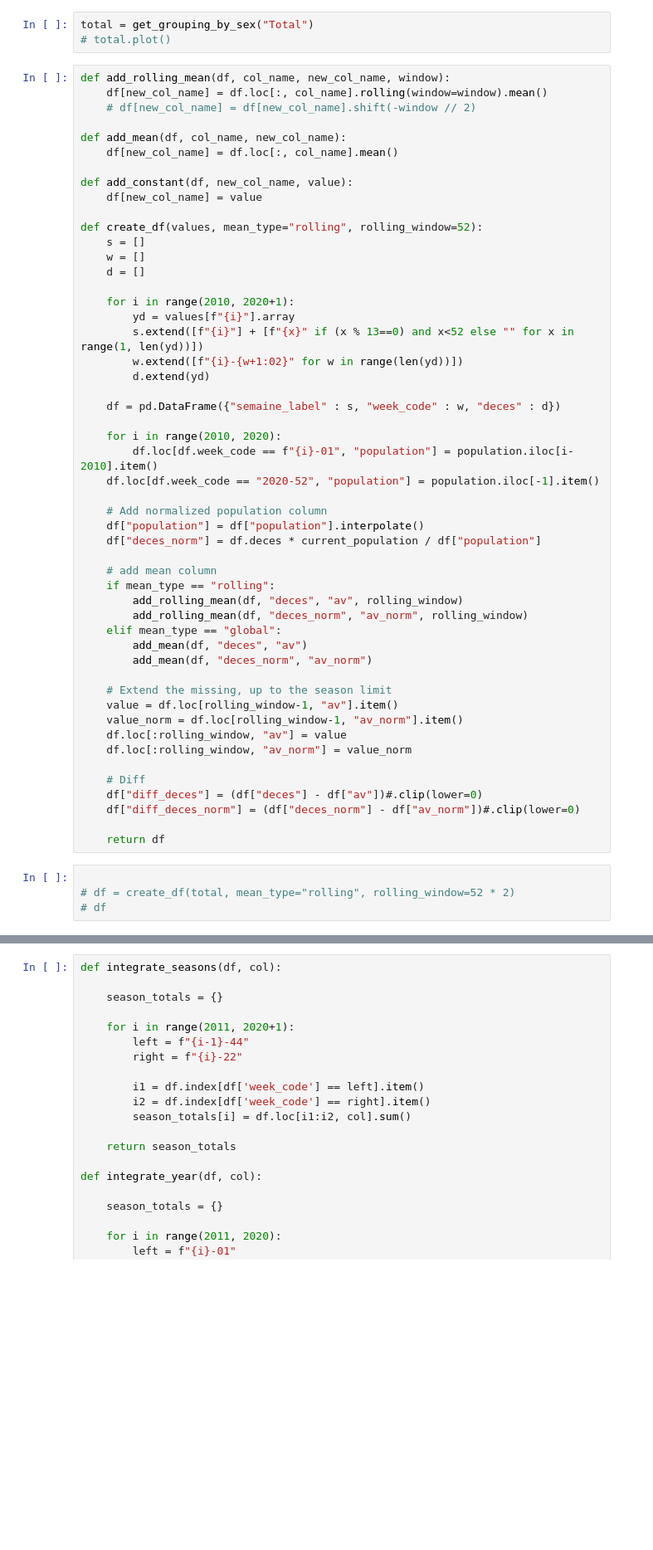
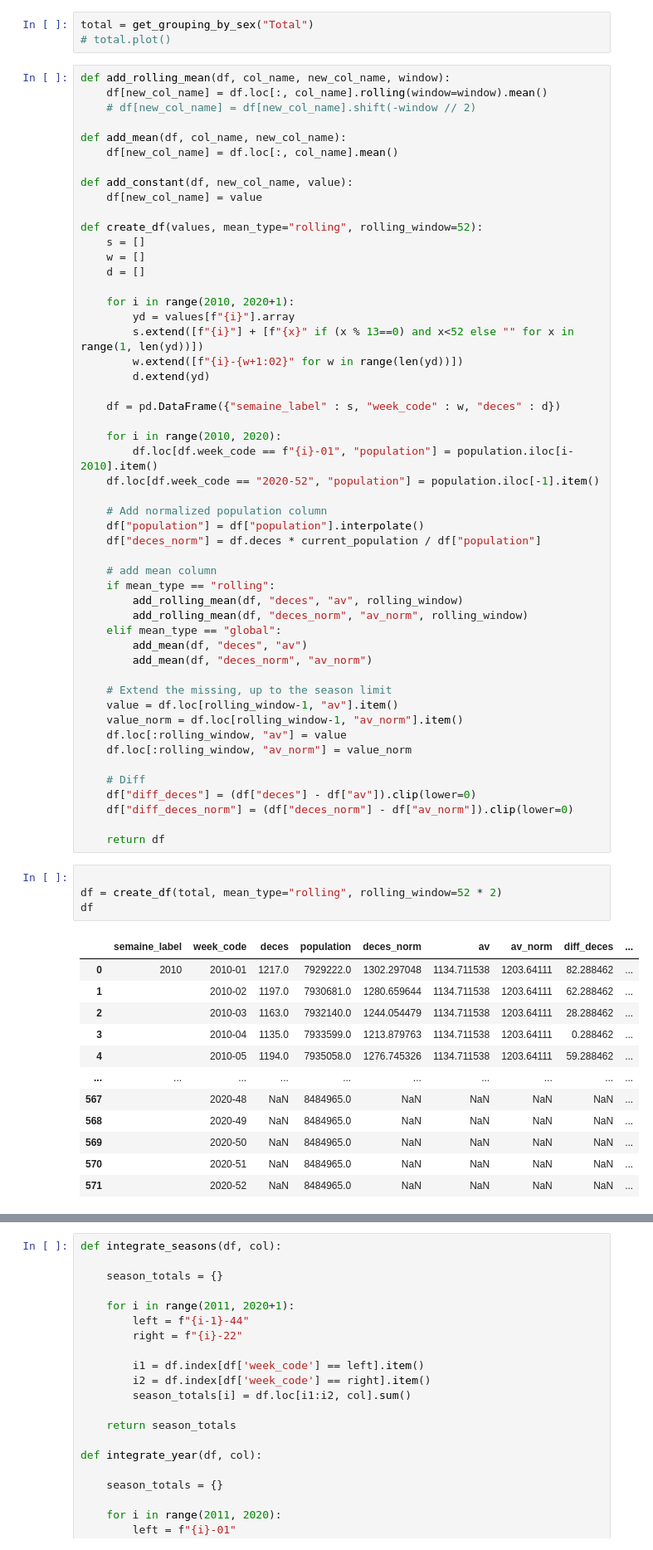
Before and after one commit to yanickc/deces_quebec, a Jupyter notebook: Décès par semaine au Québec.ipynb, the cells around one changed output, grey strips where cells are left out. Shown at 83% size. Cells and saved outputs as stored; diff of their text form; blank space fills up the shorter version.

```diff
--- a/Décès par semaine au Québec.ipynb
+++ b/Décès par semaine au Québec.ipynb
@@ -96,11 +96,24 @@ def create_df(values, mean_type="rolling", rolling_window=52):
     df.loc[:rolling_window, "av_norm"] = value_norm
 
     # Diff
-    df["diff_deces"] = (df["deces"] - df["av"])#.clip(lower=0)
-    df["diff_deces_norm"] = (df["deces_norm"] - df["av_norm"])#.clip(lower=0)
+    df["diff_deces"] = (df["deces"] - df["av"]).clip(lower=0)
+    df["diff_deces_norm"] = (df["deces_norm"] - df["av_norm"]).clip(lower=0)
 
     return df
 # %%
 
-# df = create_df(total, mean_type="rolling", rolling_window=52 * 2)
-# df
+df = create_df(total, mean_type="rolling", rolling_window=52 * 2)
+df
+# %% [output]
+|  | semaine_label | week_code | deces | population | deces_norm | av | av_norm | diff_deces | ... |
+| 0 | 2010 | 2010-01 | 1217.0 | 7929222.0 | 1302.297048 | 1134.711538 | 1203.64111 | 82.288462 | ... |
+| 1 |  | 2010-02 | 1197.0 | 7930681.0 | 1280.659644 | 1134.711538 | 1203.64111 | 62.288462 | ... |
+| 2 |  | 2010-03 | 1163.0 | 7932140.0 | 1244.054479 | 1134.711538 | 1203.64111 | 28.288462 | ... |
+| 3 |  | 2010-04 | 1135.0 | 7933599.0 | 1213.879763 | 1134.711538 | 1203.64111 | 0.288462 | ... |
+| 4 |  | 2010-05 | 1194.0 | 7935058.0 | 1276.745326 | 1134.711538 | 1203.64111 | 59.288462 | ... |
+| ... | ... | ... | ... | ... | ... | ... | ... | ... | ... |
+| 567 |  | 2020-48 | NaN | 8484965.0 | NaN | NaN | NaN | NaN | ... |
+| 568 |  | 2020-49 | NaN | 8484965.0 | NaN | NaN | NaN | NaN | ... |
+| 569 |  | 2020-50 | NaN | 8484965.0 | NaN | NaN | NaN | NaN | ... |
+| 570 |  | 2020-51 | NaN | 8484965.0 | NaN | NaN | NaN | NaN | ... |
+| 571 |  | 2020-52 | NaN | 8484965.0 | NaN | NaN | NaN | NaN | ... |
```
Also changed, not shown: parts of 2 cells of this notebook, 5 other files.
